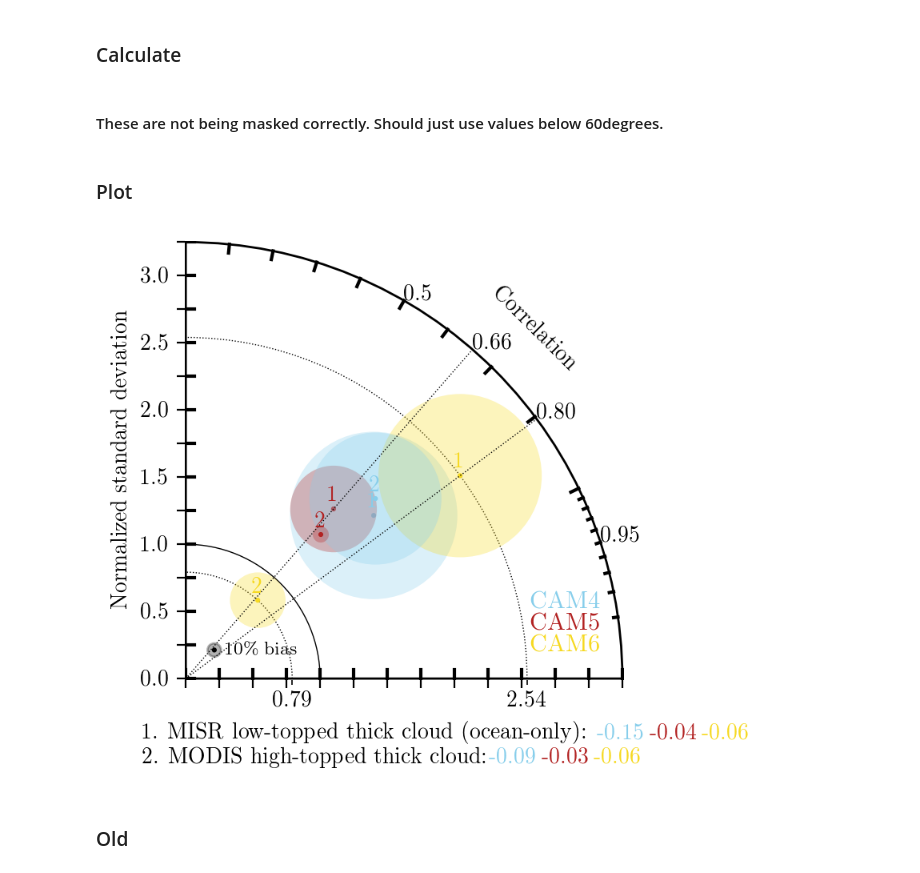
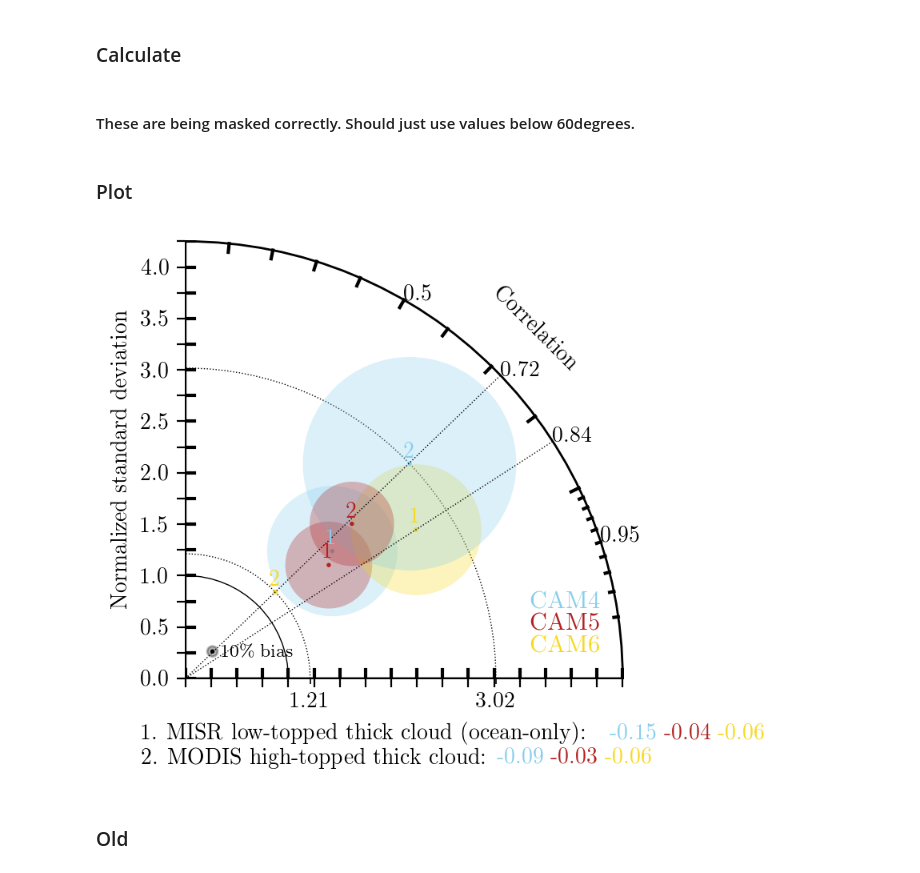
Before and after one commit to jshaw35/CESM2_analysis, a Jupyter notebook: CESM2_COSP/taylor_plots/newobs_taylor.ipynb, the cells around one changed output. Drawn from its saved outputs; the diff is of its cells as text; code cells hidden in the pictures.

Commit message:
created MODIS climatology and cleaned up taylor plots a little

```diff
--- a/CESM2_COSP/taylor_plots/newobs_taylor.ipynb
+++ b/CESM2_COSP/taylor_plots/newobs_taylor.ipynb
@@ -463,21 +420,6 @@ for j in _vars:
         _ds = select_AMIP(_ds)
         # Fix any weird month/year mismatch by weighting months equally.
         _da = _ds[j].groupby('time.month').mean('time').mean('month')
-
-        _clt_mask = model_masks[ii]
-        if _clt_mask[j] is not None: # handles the no mask case
-            _da = _da.where(_clt_mask[j])
-        # Interpolate to the control (observation) grid
-#         _da = _da.interp_like(cntlnames[j],method='nearest')
-#         print(cntlnames[j])
-#         print(cntlnames[j].shape, _da.shape)
-#         try:
-#             _da = _da.interp_like(cntlnames[j])
-#         except:
-#             print('error')
-#             print('da: ',_da)
-#             print('cntlnames[j]: ',cntlnames[j])
-#             break
         _da,_rgrd = interp_like2D(_da,target=cntlnames[j]) # this should return a da if given a da
 #         print(_da.name)
 #         var_files.append(_da)
@@ -862,4 +783,5 @@ It ends up working!
 # %%
 new_clmisr = xr.open_dataset('%s/2021_obs/%s' % (save_dir,'MISR_CLDTHCK_200003_202005.nc'))
+new_clmisr = new_clmisr.where(np.abs(new_clmisr['lat']<60)) # Mask on obs is transferred to model in calculate()
 
 og_clmisr = new_clmisr.rename({'clMISR':'CLDTHCK_MISR'})
@@ -866,3 +790,7 @@ og_clmisr = new_clmisr.rename({'clMISR':'CLDTHCK_MISR'})
+# %%
+new_clmodis = xr.open_dataset('%s/2021_obs/MODIS_CLDTHCK_200301_202012.nc' % save_dir)
+
+og_clmodis = 100*new_clmodis.where(np.abs(new_clmodis['lat'])<60)
 # %% [markdown]
 #### Set-up
 # %%
@@ -890,6 +818,9 @@ for j in _vars:
 
         # Fix any weird month/year mismatch by weighting months equally.
         _da = _ds[j].groupby('time.month').mean('time').mean('month')
+        # Hide latitudes above 60 degrees:
+        _da = _da.where(np.abs(_da['lat'])<60)
+
         # Interpolate to the control (observation) grid
         _da = _da.interp_like(cntlnames[j],method='linear')
 #         _da = _da.interp_like(cntlnames[j])
@@ -907,7 +838,7 @@ f.e21.FHIST_BGC.f09_f09_mg17.CMIP6-AMIP.001_cosp1
 # %% [markdown]
 ### Calculate
 # %% [markdown]
-#### These are not being masked correctly. Should just use values below 60degrees.
+#### These are being masked correctly. Should just use values below 60degrees.
 # %%
 # Case names
 testnames = ('CAM4','CAM5','CAM6')
@@ -1003,36 +934,36 @@ for itest,testname in enumerate(testnames[::-1]):
 # Variable labels
 xloc0 = taylor_diagram.xymax*-0.1
 yloc0 = taylor_diagram.xymax*-0.15
 dy = taylor_diagram.xymax*0.055
 for ivar,(varlabel,biases) in enumerate(zip(varlabels, bias_abs)):
     xloc = xloc0
     yloc = yloc0+ivar*-dy
     _text = ax.text(
             xloc,yloc, # place these just above the dots
             '%s. %s: ' % (str(ivar+1), varlabel),
             color='black',
             fontsize=10,
             horizontalalignment="left",
             verticalalignment="bottom",
 #             fontweight='bold', # doesn't do anything
         )
     for itest,testname in enumerate(testnames):
         if itest == 0:
-            xloc += xloc + 0.4#0.09
-        xloc += 0.073*len(_text.get_text()) + 0.025
+            xloc += xloc + 0.45#0.09
+        xloc += 0.1*len(_text.get_text()) + 0.025
         _text = ax.text(
                 xloc,yloc, # place these just above the dots
                 round(biases[itest])/100,
                 color=testcolors[itest],
                 fontsize=10,
                 horizontalalignment="left",
                 verticalalignment="bottom",
     #             fontweight='bold', # doesn't do anything
             )
 
 mpl.rcParams['text.usetex'] = False
 # %% [output]
-[figure, old version]
+[figure, new version]
 # %%
 to_png(figure,'THCKCLD_taylor_cosp1.3')
 # %% [markdown]
```
Also changed, not shown: parts of 20 cells of this notebook, 1 other file.
